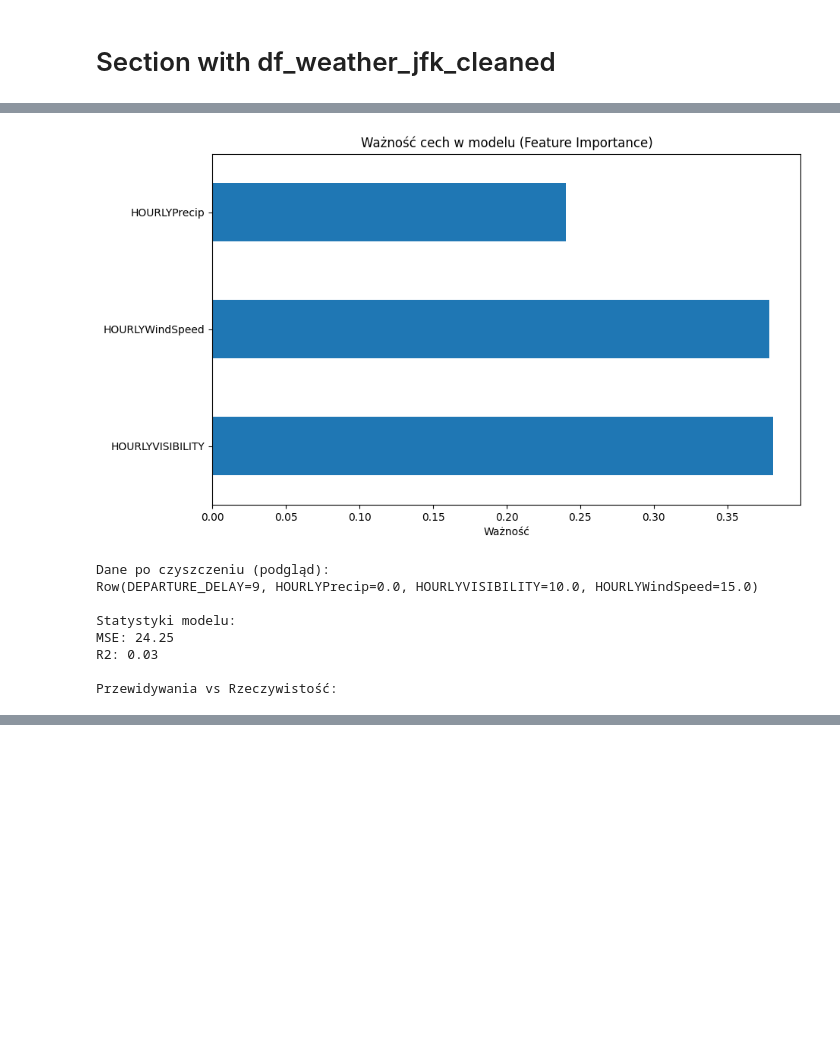
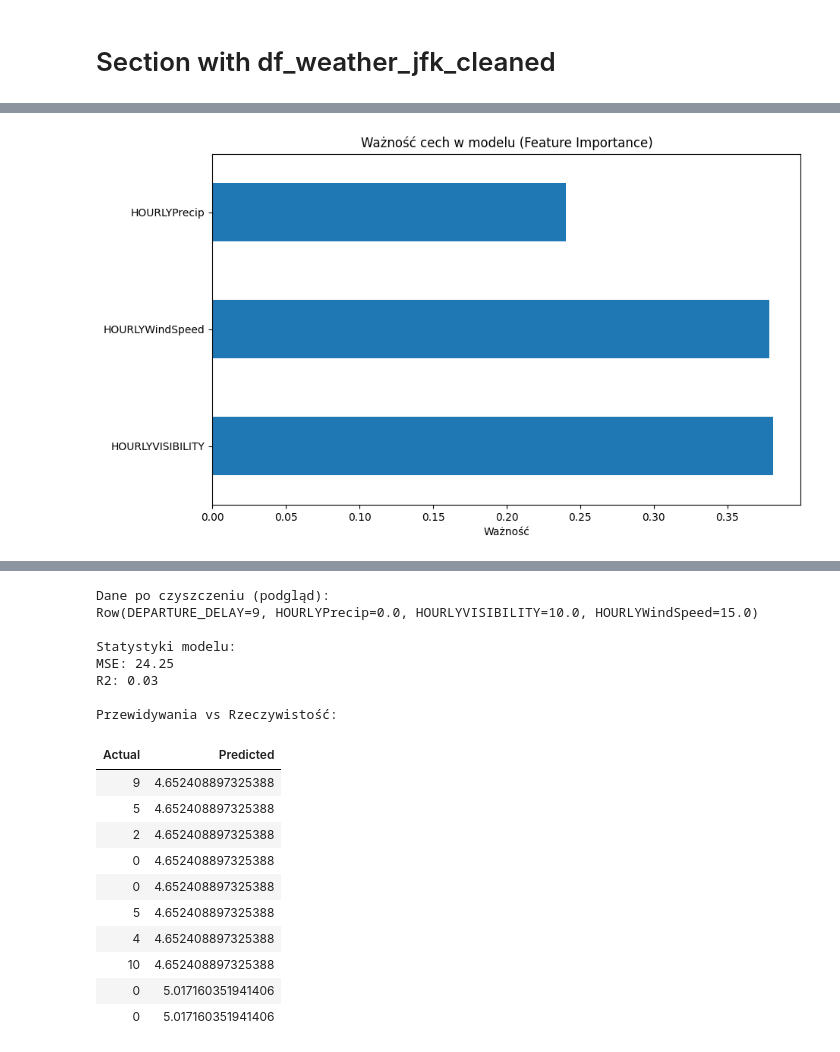
Before and after one commit to Kamicia8/databricks-flight-lakehouse, a Jupyter notebook: prediction.ipynb, the cells around one changed output, grey strips where cells are left out. Drawn from its saved outputs; the diff is of its cells as text; code cells hidden in the pictures; blank space fills up the shorter version.

```diff
--- a/prediction.ipynb
+++ b/prediction.ipynb
@@ -214,7 +214,7 @@ print("\nPrzewidywania vs Rzeczywistość:")
 comparison = pd.DataFrame({'Actual': y, 'Predicted': y_pred})
 
 try:
-    display(comparison)
+    display(comparison.head(10))
 except NameError:
     print(comparison)
 # %% [output]
@@ -222,9 +239 @@ except NameError:
 [figure]
-Dane po czyszczeniu (podgląd):
-Row(DEPARTURE_DELAY=9, HOURLYPrecip=0.0, HOURLYVISIBILITY=10.0, HOURLYWindSpeed=15.0)
-
-Statystyki modelu:
-MSE: 24.25
-R2: 0.03
-
-Przewidywania vs Rzeczywistość:
@@ -232 +240,20 @@ Przewidywania vs Rzeczywistość:
+Dane po czyszczeniu (podgląd):
+Row(DEPARTURE_DELAY=9, HOURLYPrecip=0.0, HOURLYVISIBILITY=10.0, HOURLYWindSpeed=15.0)
+
+Statystyki modelu:
+MSE: 24.25
+R2: 0.03
+
+Przewidywania vs Rzeczywistość:
+| Actual | Predicted |
+| 9 | 4.652408897325388 |
+| 5 | 4.652408897325388 |
+| 2 | 4.652408897325388 |
+| 0 | 4.652408897325388 |
+| 0 | 4.652408897325388 |
+| 5 | 4.652408897325388 |
+| 4 | 4.652408897325388 |
+| 10 | 4.652408897325388 |
+| 0 | 5.017160351941406 |
+| 0 | 5.017160351941406 |
 # %%
```
Also changed, not shown: parts of 3 cells of this notebook, 4 other files.
